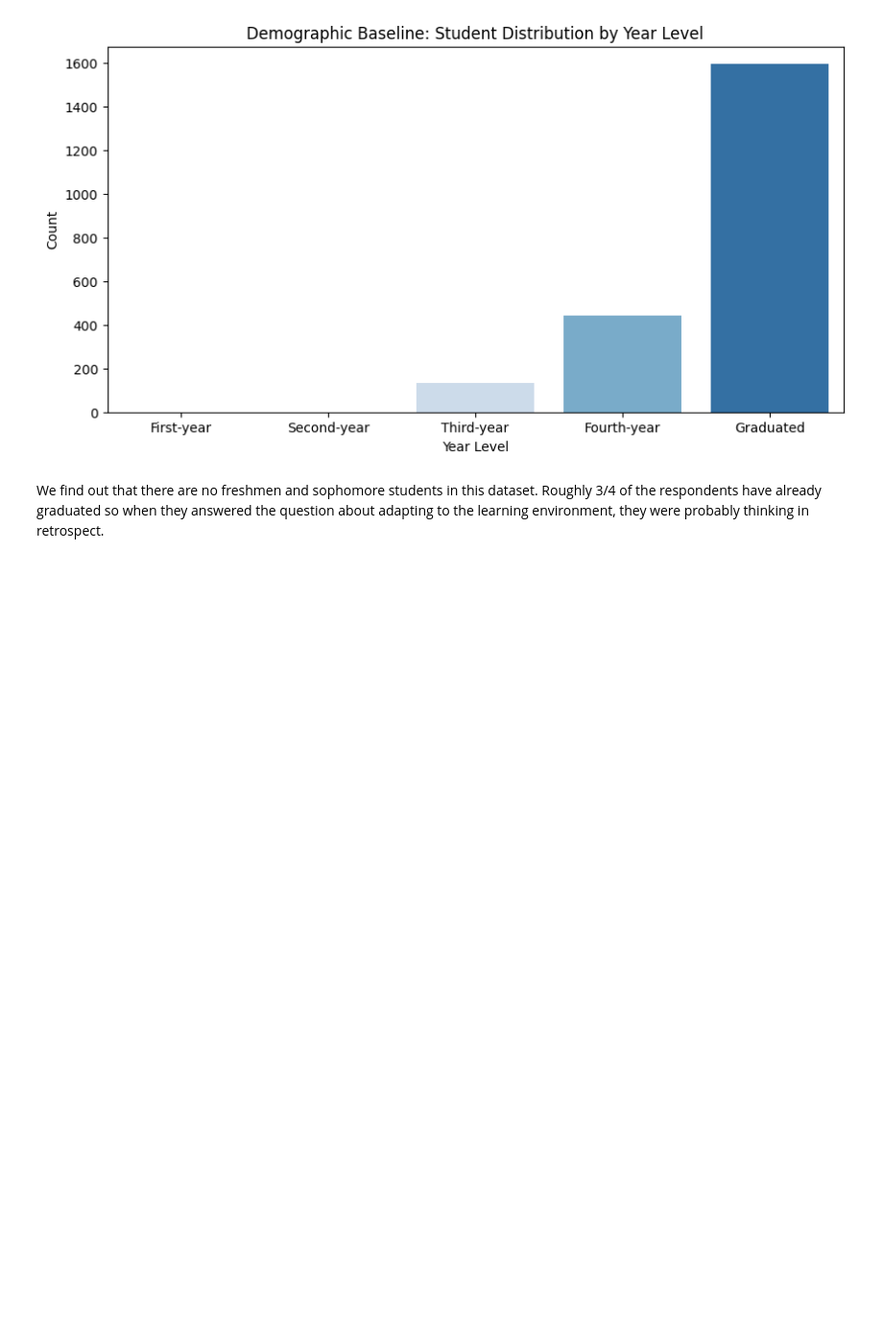
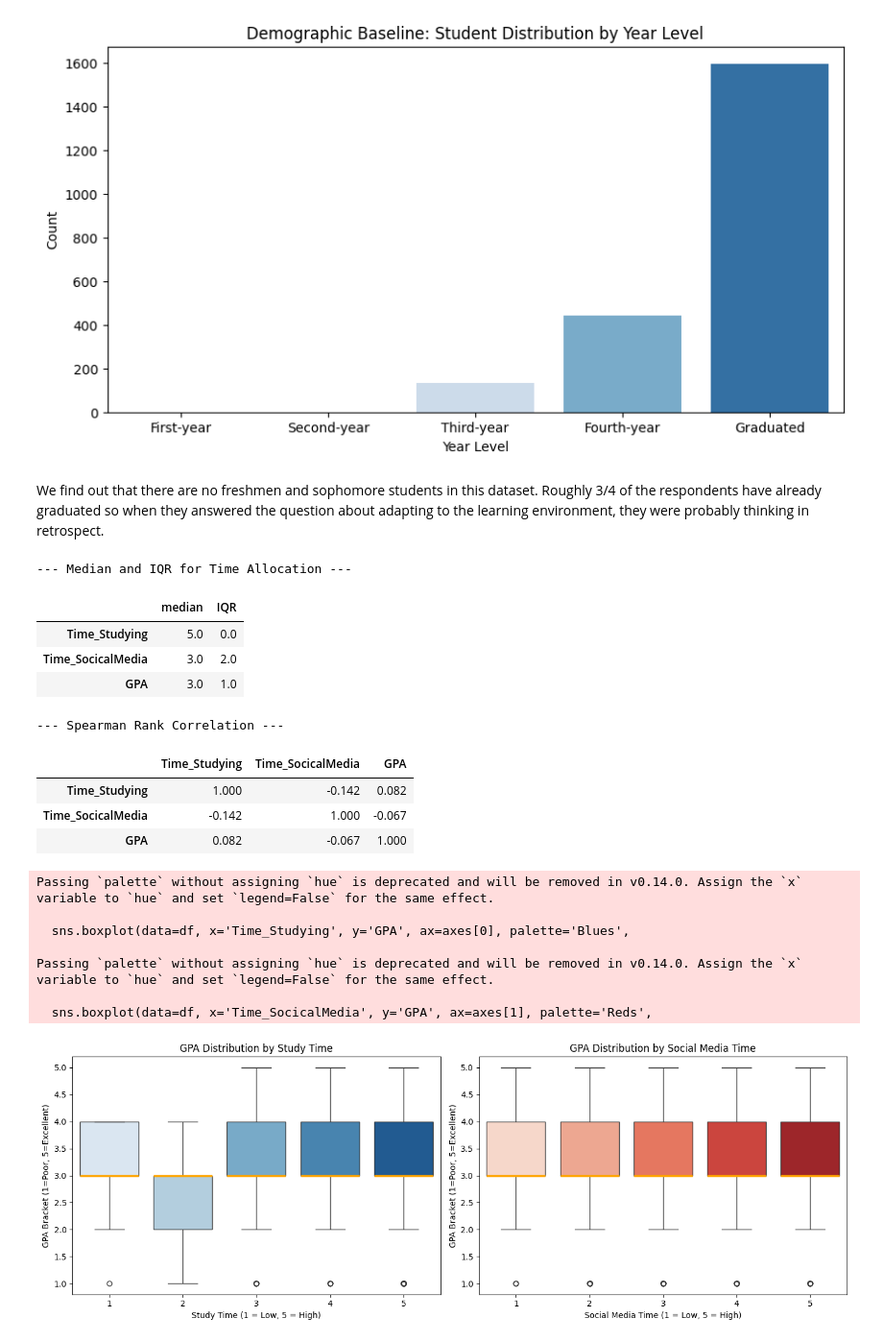
Before and after one commit to axlndy/cbsweg2-cbadvai-cbdatsi-project, a Jupyter notebook: notebooks/01_eda.ipynb, the cells around one changed output. Shown at 96% size. Saved outputs shown, nothing was run; the diff lists cells and outputs as text; code cells hidden in the pictures; blank space fills up the shorter version.

Commit message:
feat: partial EDA questions

```diff
--- a/notebooks/01_eda.ipynb
+++ b/notebooks/01_eda.ipynb
@@ -184,3 +185,58 @@ Name: proportion, dtype: float64
 [figure]
 # %% [markdown]
 We find out that there are no freshmen and sophomore students in this dataset. Roughly 3/4 of the respondents have already graduated so when they answered the question about adapting to the learning environment, they were probably thinking in retrospect.
+# %%
+# --- EDA QUESTION 1: TIME ALLOCATION ---
+
+# 1. Descriptive Stats
+eda1_cols = ['Time_Studying', 'Time_SocicalMedia', 'GPA']
+print("--- Median and IQR for Time Allocation ---")
+
+# Calculate Median and IQR
+stats1 = df[eda1_cols].agg(['median']).T
+stats1['IQR'] = df[eda1_cols].apply(lambda x: x.quantile(0.75) - x.quantile(0.25))
+display(stats1)
+
+print("\n--- Spearman Rank Correlation ---")
+# numeric_only=True prevents any string/float crashes!
+display(df[eda1_cols].corr(method='spearman', numeric_only=True).round(3))
+
+# 2. Visualization
+fig, axes = plt.subplots(1, 2, figsize=(14, 5))
+
+# Plot A: Study Time
+# (medianprops forces a thick, bright orange median line)
+sns.boxplot(data=df, x='Time_Studying', y='GPA', ax=axes[0], palette='Blues',
+            medianprops={'color': 'orange', 'linewidth': 2.5})
+axes[0].set_title('GPA Distribution by Study Time')
+axes[0].set_xlabel('Study Time (1 = Low, 5 = High)')
+axes[0].set_ylabel('GPA Bracket (1=Poor, 5=Excellent)')
+
+# Plot B: Social Media Time
+sns.boxplot(data=df, x='Time_SocicalMedia', y='GPA', ax=axes[1], palette='Reds',
+            medianprops={'color': 'orange', 'linewidth': 2.5})
+axes[1].set_title('GPA Distribution by Social Media Time')
+axes[1].set_xlabel('Social Media Time (1 = Low, 5 = High)')
+axes[1].set_ylabel('GPA Bracket (1=Poor, 5=Excellent)')
+
+plt.tight_layout()
+plt.show()
+# %% [output]
+--- Median and IQR for Time Allocation ---
+|  | median | IQR |
+| Time_Studying | 5.0 | 0.0 |
+| Time_SocicalMedia | 3.0 | 2.0 |
+| GPA | 3.0 | 1.0 |
+--- Spearman Rank Correlation ---
+|  | Time_Studying | Time_SocicalMedia | GPA |
+| Time_Studying | 1.000 | -0.142 | 0.082 |
+| Time_SocicalMedia | -0.142 | 1.000 | -0.067 |
+| GPA | 0.082 | -0.067 | 1.000 |
+Passing `palette` without assigning `hue` is deprecated and will be removed in v0.14.0. Assign the `x` variable to `hue` and set `legend=False` for the same effect.
+
+  sns.boxplot(data=df, x='Time_Studying', y='GPA', ax=axes[0], palette='Blues',
+
+Passing `palette` without assigning `hue` is deprecated and will be removed in v0.14.0. Assign the `x` variable to `hue` and set `legend=False` for the same effect.
+
+  sns.boxplot(data=df, x='Time_SocicalMedia', y='GPA', ax=axes[1], palette='Reds',
+[figure, added]
```
Also changed, not shown: parts of 5 cells of this notebook.
